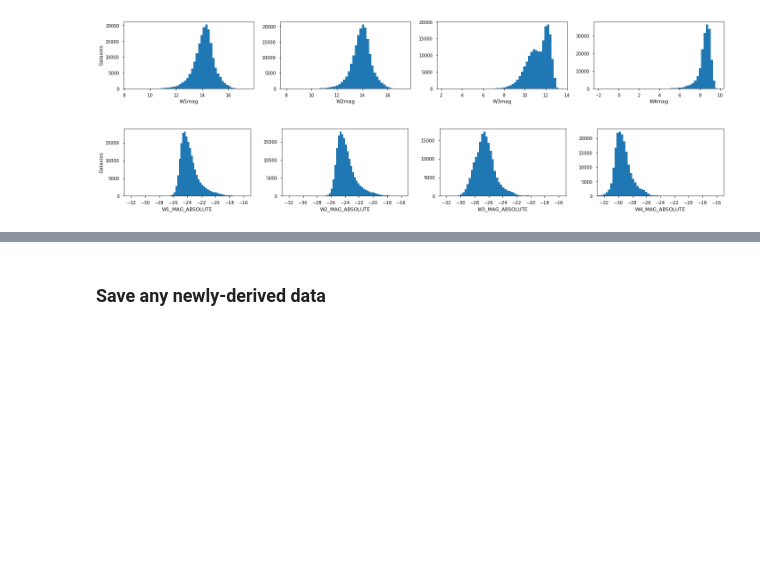
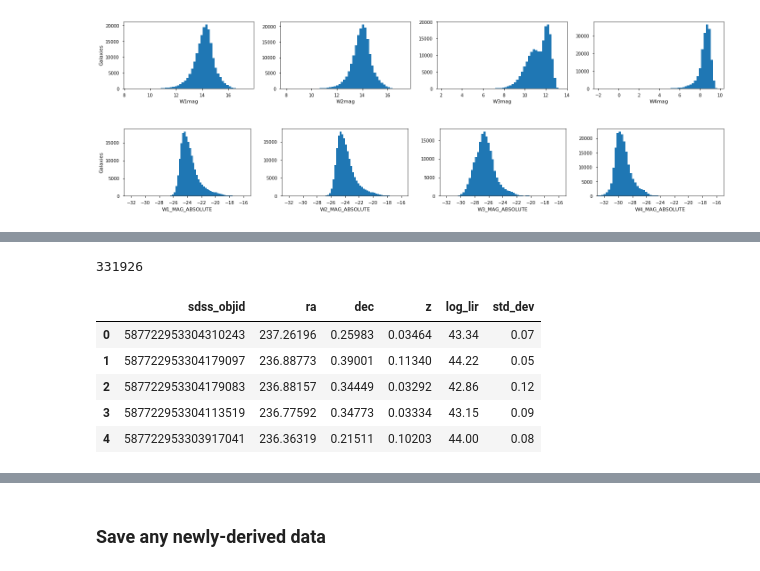
Before and after one commit to mwalmsley/find_agn, a Jupyter notebook: core-sample-basic-properties.ipynb, the cells around one changed output, grey strips where cells are left out. Cells and saved outputs as stored; diff of their text form; code cells hidden in the pictures; blank space fills up the shorter version.

```diff
--- a/core-sample-basic-properties.ipynb
+++ b/core-sample-basic-properties.ipynb
@@ -307,0 +323,11 @@ It might be worth retrying with a closer cross-match...
+# %%
+print(len(fir))
+fir.head()
+# %% [output]
+331926
+|  | sdss_objid | ra | dec | z | log_lir | std_dev |
+| 0 | 587722953304310243 | 237.26196 | 0.25983 | 0.03464 | 43.34 | 0.07 |
+| 1 | 587722953304179097 | 236.88773 | 0.39001 | 0.11340 | 44.22 | 0.05 |
+| 2 | 587722953304179083 | 236.88157 | 0.34449 | 0.03292 | 42.86 | 0.12 |
+| 3 | 587722953304113519 | 236.77592 | 0.34773 | 0.03334 | 43.15 | 0.09 |
+| 4 | 587722953303917041 | 236.36319 | 0.21511 | 0.10203 | 44.00 | 0.08 |
```
Also changed, not shown: parts of 23 cells of this notebook, 1 other file.
